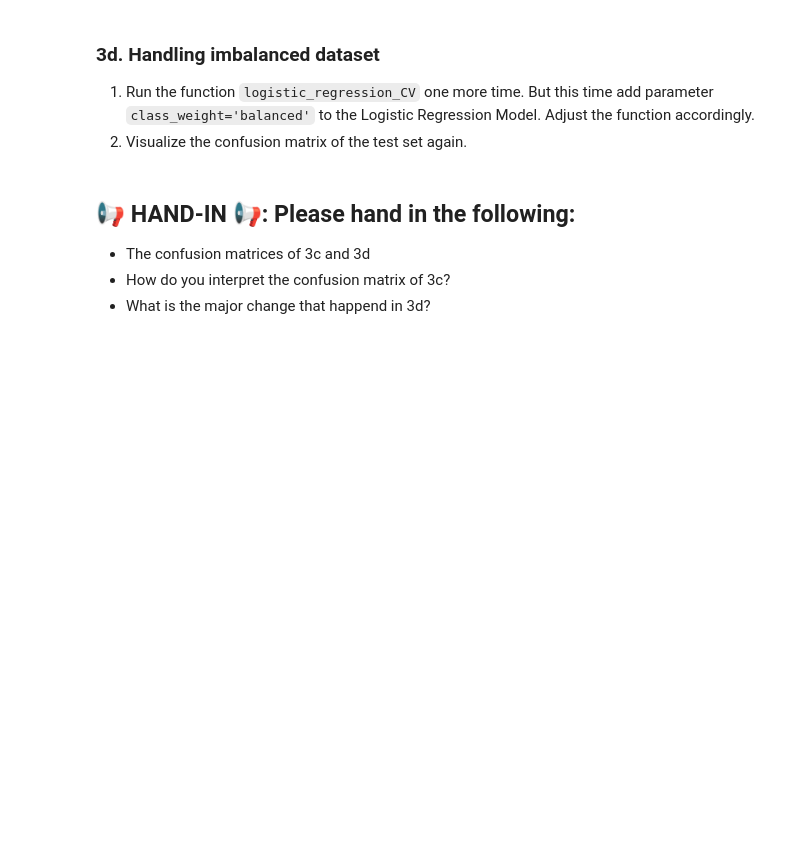
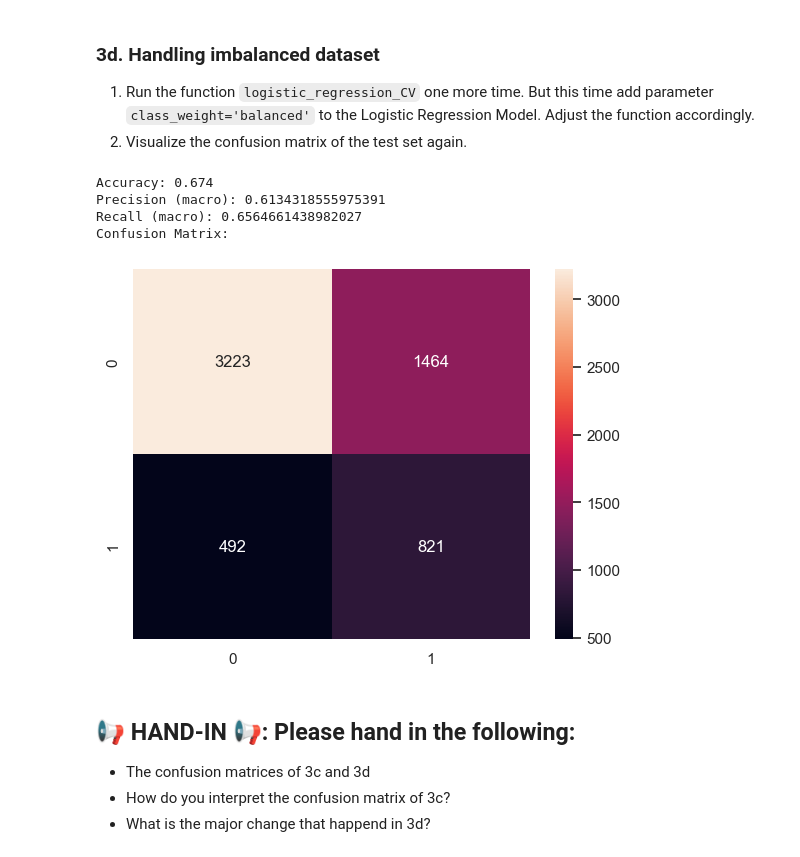
Before and after one commit to marcvonrohr/mldm_hs22, a Jupyter notebook: labs/L05_Supervised_Learning_LAB_ASSIGNMENT.ipynb, the cells around one changed output. Saved outputs shown, nothing was run; the diff lists cells and outputs as text; code cells hidden in the pictures; blank space fills up the shorter version.

```diff
--- a/labs/L05_Supervised_Learning_LAB_ASSIGNMENT.ipynb
+++ b/labs/L05_Supervised_Learning_LAB_ASSIGNMENT.ipynb
@@ -371,8 +376,15 @@ return_statistics(y_test, y_pred)
 1. Run the function `logistic_regression_CV` one more time. But this time add parameter `class_weight='balanced'` to the Logistic Regression Model. Adjust the function accordingly.
 2. Visualize the confusion matrix of the test set again.
 # %%
-y_pred = ...  # train logistic regression with class_weight='balanced', use cross-validation as in the 3c
+ # train logistic regression with class_weight='balanced', use cross-validation as in the 3c
+y_pred = logistic_regression_CV(n_splits, StratifiedKFold, 'balanced')
 return_statistics(y_test, y_pred)
+# %% [output]
+Accuracy: 0.674
+Precision (macro): 0.6134318555975391
+Recall (macro): 0.6564661438982027
+Confusion Matrix:
+[figure, added]
 # %% [markdown]
 ## 📢 **HAND-IN** 📢: Please hand in the following:
 
```
Also changed, not shown: parts of 5 cells of this notebook.
